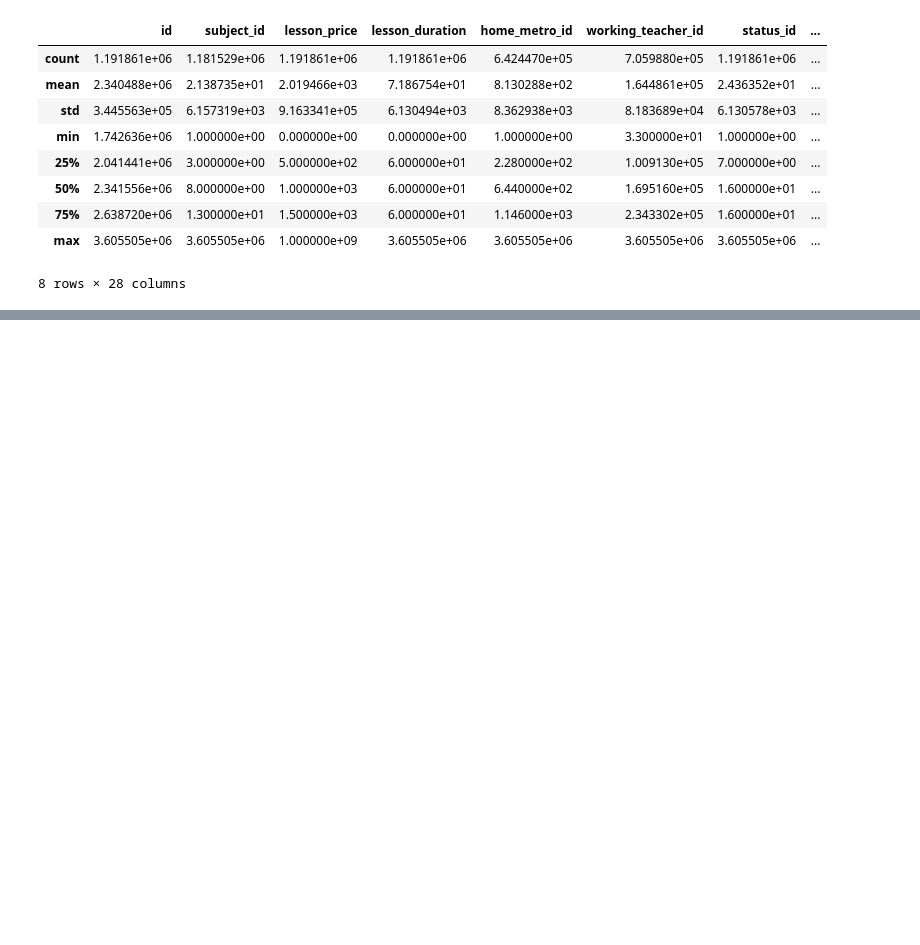
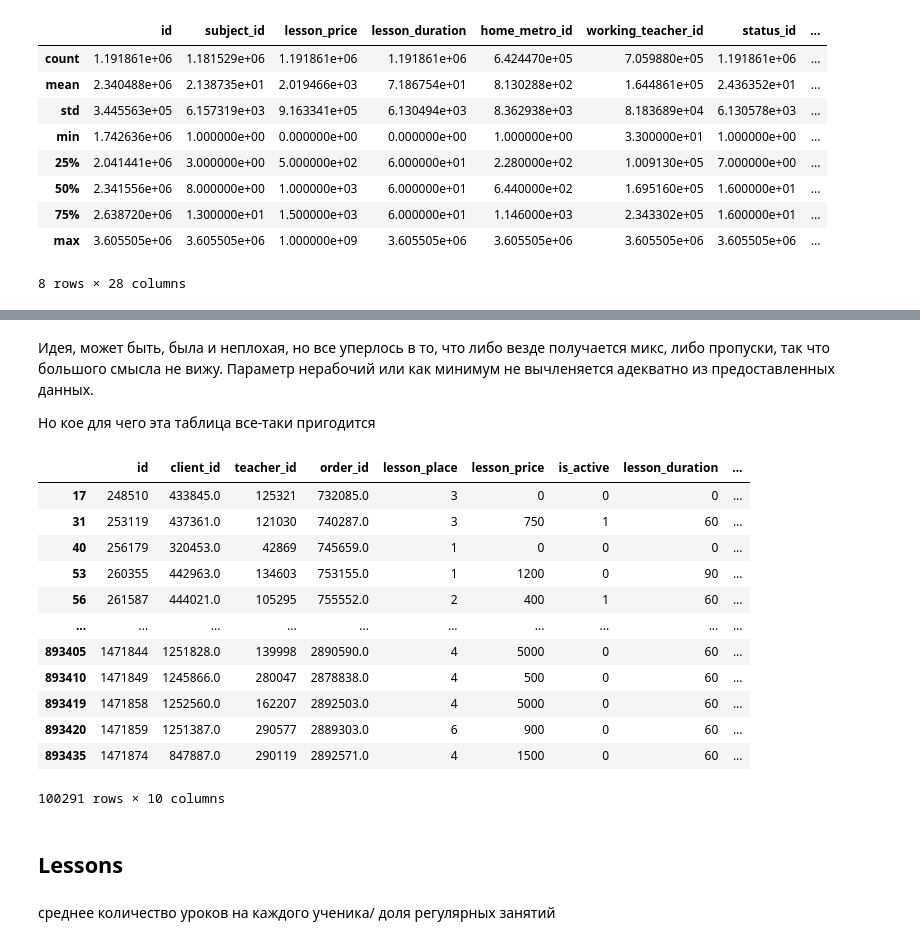
Before and after one commit to AndreiChernovJr/Repetitor-efficiency-and-antifraud, a Jupyter notebook: research_workbook.ipynb, the cells around one changed output, grey strips where cells are left out. Saved outputs shown, nothing was run; the diff lists cells and outputs as text; code cells hidden in the pictures; blank space fills up the shorter version.

```diff
--- a/research_workbook.ipynb
+++ b/research_workbook.ipynb
@@ -406,0 +744,2 @@ orders.describe()
+# %%
+teachers_info['low_price'] = teachers_info.apply(find_low_price, axis = 1)
@@ -406,0 +764,6 @@ orders.describe()
+# %%
+t_info = teachers_info[['id', 'is_email_confirmed', 'lesson_duration',
+                       'lesson_cost', 'is_display', 'is_cell_phone_confirmed',
+                       'area_id', 'sex', 'orders_allowed', 'review_num',
+                       'age', 'experience', 'years_registered',
+                       'low_price']]
@@ -406,0 +802,2 @@ orders.describe()
+# %%
+teachers = pd.merge(teachers, t_info, on='id', how='inner')
@@ -406,0 +874,22 @@ orders.describe()
+# %% [markdown]
+Идея, может быть, была и неплохая, но все уперлось в то, что либо везде получается микс, либо пропуски, так что большого смысла не вижу. Параметр нерабочий или как минимум не вычленяется адекватно из предоставленных данных.
+
+Но кое для чего эта таблица все-таки пригодится
+# %%
+lesson_course = lesson_course[lesson_course['teacher_id'].isin(teachers['id'])]
+# %%
+lesson_course
+# %% [output]
+|  | id | client_id | teacher_id | order_id | lesson_place | lesson_price | is_active | lesson_duration | ... |
+| 17 | 248510 | 433845.0 | 125321 | 732085.0 | 3 | 0 | 0 | 0 | ... |
+| 31 | 253119 | 437361.0 | 121030 | 740287.0 | 3 | 750 | 1 | 60 | ... |
+| 40 | 256179 | 320453.0 | 42869 | 745659.0 | 1 | 0 | 0 | 0 | ... |
+| 53 | 260355 | 442963.0 | 134603 | 753155.0 | 1 | 1200 | 0 | 90 | ... |
+| 56 | 261587 | 444021.0 | 105295 | 755552.0 | 2 | 400 | 1 | 60 | ... |
+| ... | ... | ... | ... | ... | ... | ... | ... | ... | ... |
+| 893405 | 1471844 | 1251828.0 | 139998 | 2890590.0 | 4 | 5000 | 0 | 60 | ... |
+| 893410 | 1471849 | 1245866.0 | 280047 | 2878838.0 | 4 | 500 | 0 | 60 | ... |
+| 893419 | 1471858 | 1252560.0 | 162207 | 2892503.0 | 4 | 5000 | 0 | 60 | ... |
+| 893420 | 1471859 | 1251387.0 | 290577 | 2889303.0 | 6 | 900 | 0 | 60 | ... |
+| 893435 | 1471874 | 847887.0 | 290119 | 2892571.0 | 4 | 1500 | 0 | 60 | ... |
+100291 rows × 10 columns
@@ -406,0 +898,5 @@ orders.describe()
+# %% [markdown]
+## Lessons
+# %% [markdown]
+среднее количество уроков на каждого ученика/
+доля регулярных занятий
```
Also changed, not shown: parts of 122 cells of this notebook.
